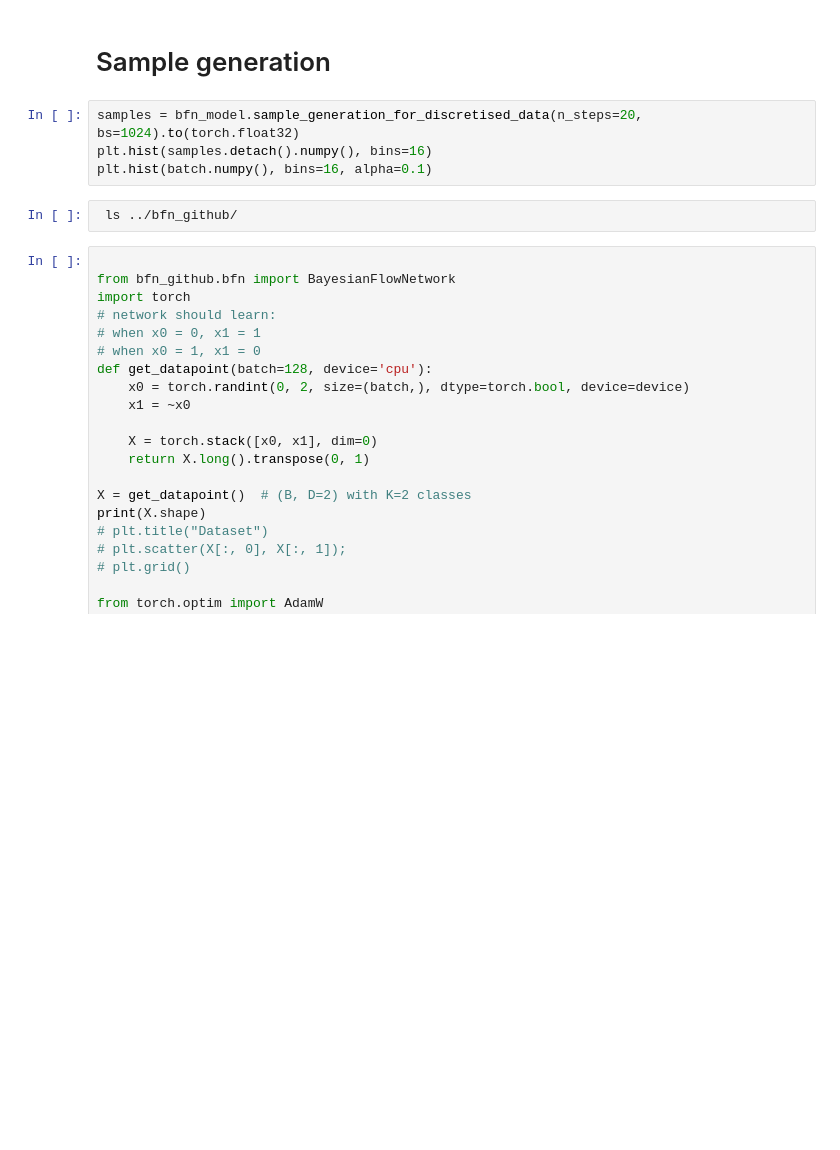
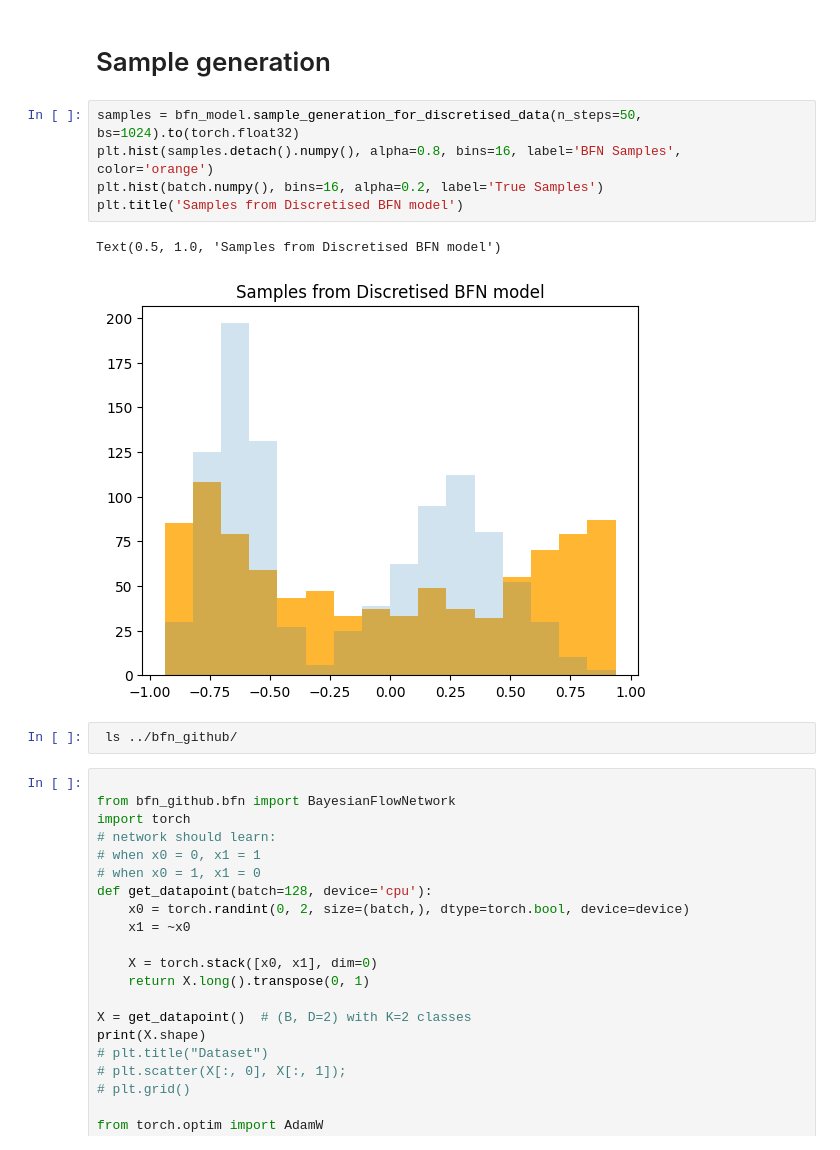
Before and after one commit to rupertmenneer/bayesian_flow, a Jupyter notebook: discretised/training_discretised.ipynb, the cells around one changed output. Cells and saved outputs as stored; diff of their text form; blank space fills up the shorter version.

```diff
--- a/discretised/training_discretised.ipynb
+++ b/discretised/training_discretised.ipynb
@@ -158,9 +68,13 @@ print(batch.shape)
 # %% [markdown]
 # Sample generation
 # %%
-samples = bfn_model.sample_generation_for_discretised_data(n_steps=20, bs=1024).to(torch.float32)
-plt.hist(samples.detach().numpy(), bins=16)
-plt.hist(batch.numpy(), bins=16, alpha=0.1)
+samples = bfn_model.sample_generation_for_discretised_data(n_steps=50, bs=1024).to(torch.float32)
+plt.hist(samples.detach().numpy(), alpha=0.8, bins=16, label='BFN Samples', color='orange')
+plt.hist(batch.numpy(), bins=16, alpha=0.2, label='True Samples')
+plt.title('Samples from Discretised BFN model')
+# %% [output]
+Text(0.5, 1.0, 'Samples from Discretised BFN model')
+[figure, added]
 # %%
  ls ../bfn_github/
 # %%
```
Also changed, not shown: parts of 6 cells of this notebook, 1 other file.
